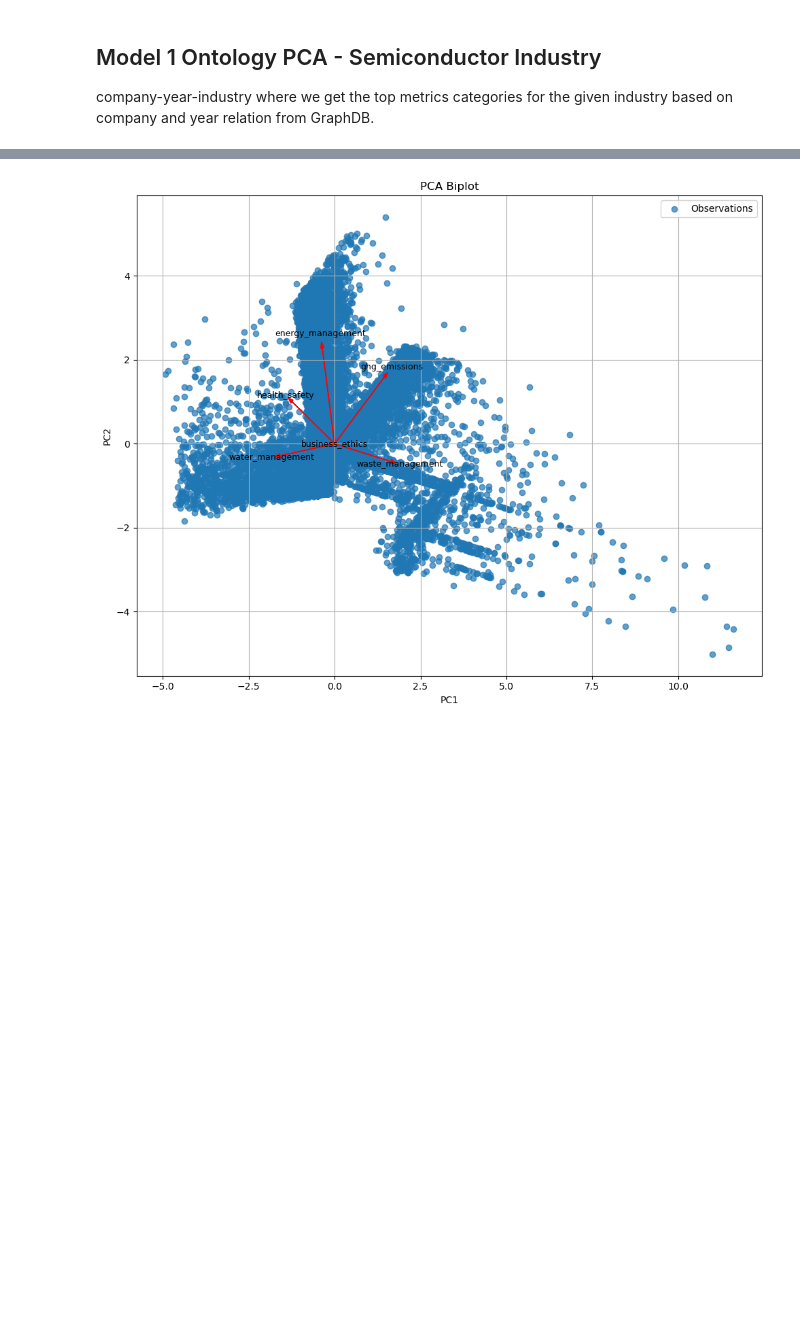
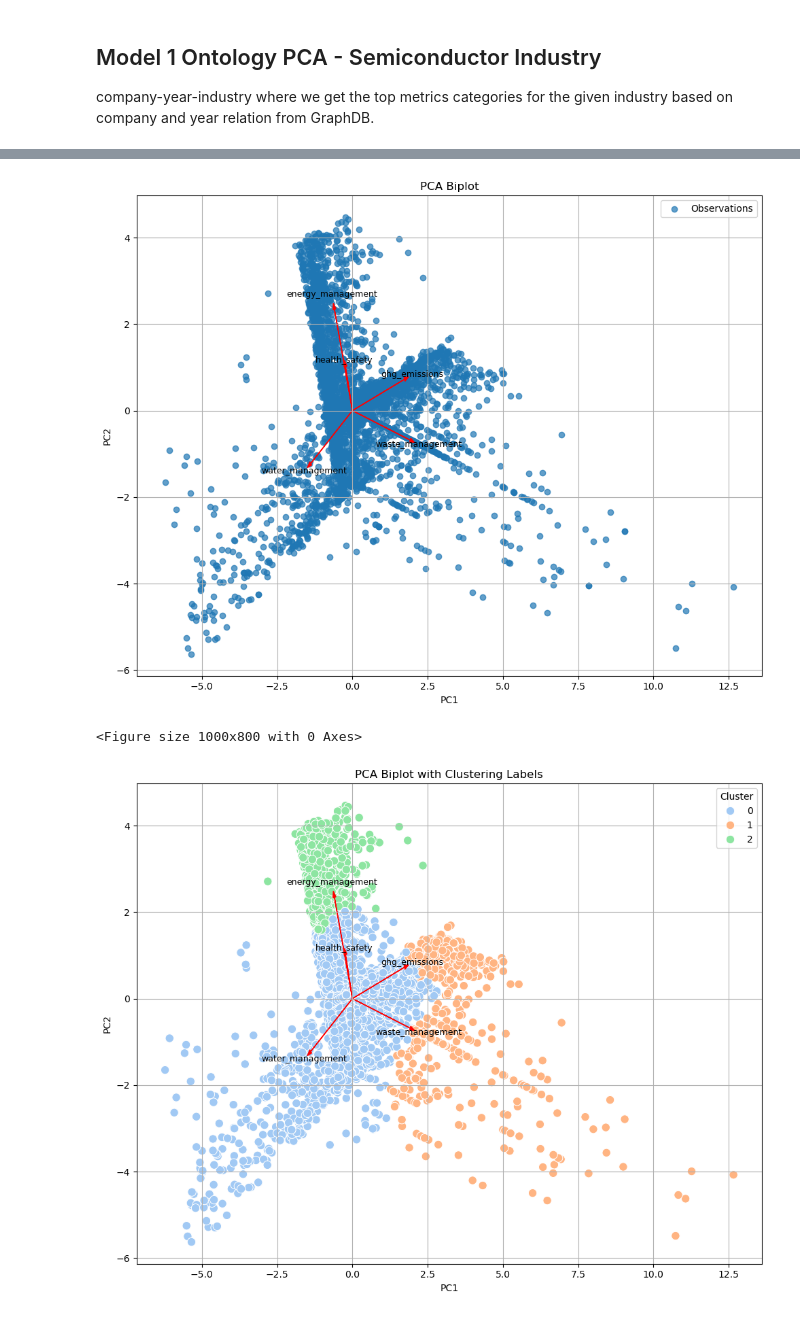
Before and after one commit to Sujan2023-AI/ESG_Analytical_Platform, a Jupyter notebook: notebooks/Ontology_PCA_SC_v1.ipynb, the cells around one changed output, grey strips where cells are left out. Saved outputs shown, nothing was run; the diff lists cells and outputs as text; code cells hidden in the pictures; blank space fills up the shorter version.

```diff
--- a/notebooks/Ontology_PCA_SC_v1.ipynb
+++ b/notebooks/Ontology_PCA_SC_v1.ipynb
@@ -16,12 +14,14 @@ sparql = SPARQLWrapper("http://Vins-Macbook.local:7200/repositories/PCA_Ontology
 # %%
+
+sparql = SPARQLWrapper("http://MacBookAir.modem:7200/repositories/ESG_DataSet1")
+
+
 # Define the SPARQL query to extract ESG observations.
 sparql.setQuery("""
-
 PREFIX ex: <http://example.org/esg#>
 PREFIX xsd: <http://www.w3.org/2001/XMLSchema#>
 
-SELECT ?company ?year ?metric ?value ?category ?pillar ?industry
-
+SELECT DISTINCT ?company ?year ?metric ?value ?category ?pillar ?industry
 WHERE {
   ?obs a ex:ESGObservation ;
        ex:hasCompany ?company ;
@@ -29,12 +29,13 @@ WHERE {
        ex:hasMetric ?metric ;
        ex:hasValue ?value .
   ?metric ex:hasCategory ?category ;
-          ex:hasPillar ?pillar;
+          ex:hasPillar ?pillar ;
           ex:belongsToIndustry ?industry .
-   FILTER(regex(str(?industry), "Semiconductors", "i"))
+  FILTER regex(str(?industry), "semiconductors", "i")
 }
+ORDER BY ?company ?metric ?year
+""")
 
-""")
 
 sparql.setReturnFormat(JSON)
 results = sparql.query().convert()
@@ -205,4 +207,5 @@ Top metrics driving PC2:
 # %%
+
 # Create a PCA biplot for PC1 and PC2
 plt.figure(figsize=(10, 8))
 
@@ -212,31 +215,66 @@ plt.xlabel("PC1")
 plt.ylabel("PC2")
 plt.title("PCA Biplot")
 
 # Scale factor for arrows (to make the vectors visible in the score space)
 # You might need to adjust this scaling factor depending on your data.
 arrow_scale = 3
 
 # Plot the loadings as arrows
 for i, metric in enumerate(loadings.index):
 
     # Get the loadings for PC1 and PC2
     pc1_loading = loadings.loc[metric, "PC1"]
     pc2_loading = loadings.loc[metric, "PC2"]
 
     # Plot an arrow for each metric
     plt.arrow(0, 0,
               pc1_loading * arrow_scale,
               pc2_loading * arrow_scale,
               color='red', width=0.005, head_width=0.1)
 
     # Annotate the arrow with the metric name
     plt.text(pc1_loading * arrow_scale * 1.15,
              pc2_loading * arrow_scale * 1.15,
              metric, color='black', ha='center', va='center', fontsize=9)
 
 plt.grid(True)
 plt.legend()
 plt.tight_layout()
 plt.show()
+# Plot the PCA biplot with clustering labels overlayed
+plt.figure(figsize=(10, 8))
+
+
+clustering = AgglomerativeClustering(n_clusters=3)
+pca_scores["cluster"] = clustering.fit_predict(pca_scores[["PC1", "PC2"]])
+
+# Plot the PCA biplot with clustering labels overlayed
+plt.figure(figsize=(10, 8))
+sns.scatterplot(x="PC1", y="PC2", hue="cluster", data=pca_scores, palette="pastel", s=80)
+
+# Define an arrow scale factor (adjust as needed)
+arrow_scale = 3
+
+# Plot the loadings as arrows
+for metric in loadings.index:
+    pc1_loading = loadings.loc[metric, "PC1"]
+    pc2_loading = loadings.loc[metric, "PC2"]
+    plt.arrow(0, 0,
+              pc1_loading * arrow_scale,
+              pc2_loading * arrow_scale,
+              color='red', width=0.005, head_width=0.1)
+    plt.text(pc1_loading * arrow_scale * 1.15,
+             pc2_loading * arrow_scale * 1.15,
+             metric, color='black', ha='center', va='center', fontsize=9)
+
+plt.title("PCA Biplot with Clustering Labels")
+plt.xlabel("PC1")
+plt.ylabel("PC2")
+plt.legend(title="Cluster")
+plt.grid(True)
+plt.tight_layout()
+plt.show()
 # %% [output]
-[figure, old version]
+[figure, new version]
+<Figure size 1000x800 with 0 Axes>
+[figure, added]
```
Also changed, not shown: parts of 12 cells of this notebook, 8 other files.
